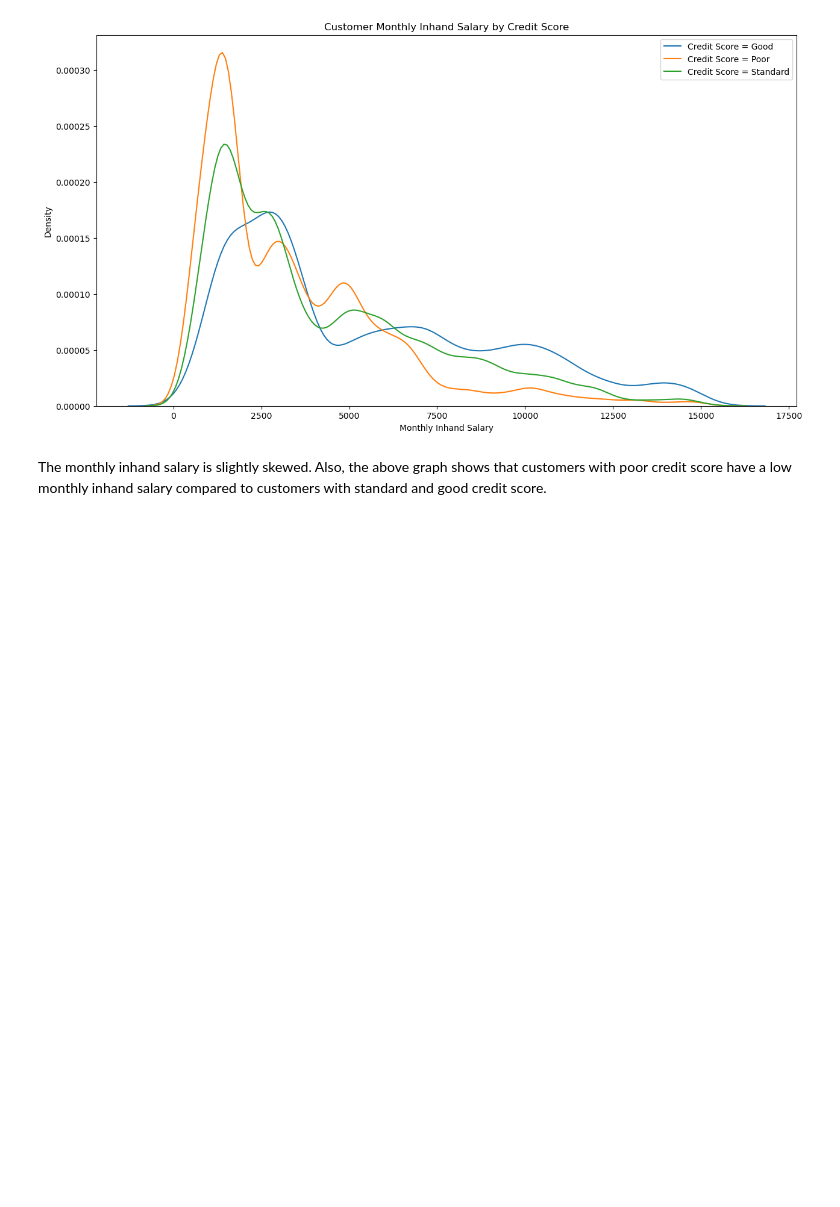
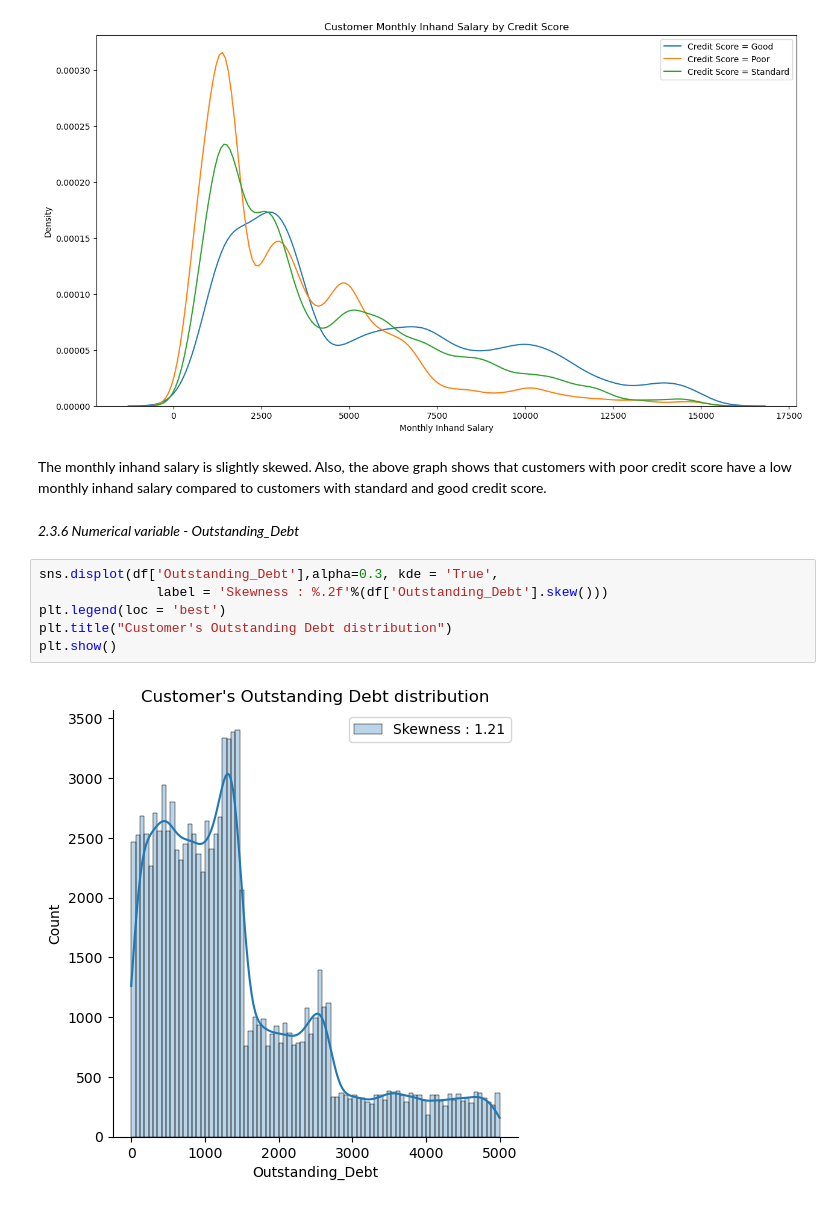
Before and after one commit to AakashRevankar/ML_projects, a Jupyter notebook: 2_Classification.ipynb, the cells around one changed output. Saved outputs shown, nothing was run; the diff lists cells and outputs as text; blank space fills up the shorter version.

```diff
--- a/2_Classification.ipynb
+++ b/2_Classification.ipynb
@@ -363,3 +363,13 @@ Text(0.5, 1.0, 'Customer Monthly Inhand Salary by Credit Score')
 [figure]
 # %% [markdown]
 The monthly inhand salary is slightly skewed. Also, the above graph shows that customers with poor credit score have a low monthly inhand salary compared to customers with standard and good credit score.
+# %% [markdown]
+_2.3.6 Numerical variable - Outstanding_Debt_
+# %%
+sns.displot(df['Outstanding_Debt'],alpha=0.3, kde = 'True',
+               label = 'Skewness : %.2f'%(df['Outstanding_Debt'].skew()))
+plt.legend(loc = 'best')
+plt.title("Customer's Outstanding Debt distribution")
+plt.show()
+# %% [output]
+[figure, added]
```
Also changed, not shown: parts of 3 cells of this notebook.
